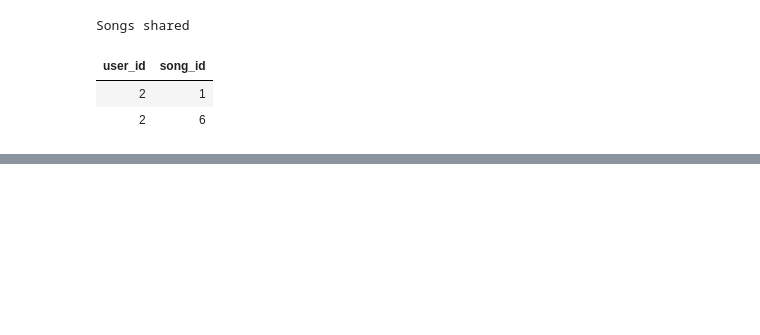
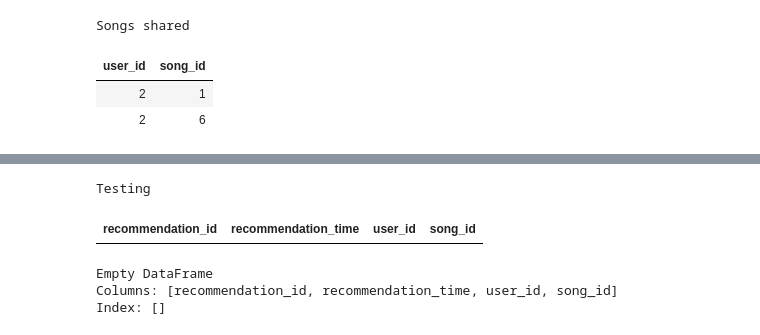
Before and after one commit to Jeyadev-2071/IITJ, a Jupyter notebook: BDM/Assignment-2/music_reco_Oct24.ipynb, the cells around one changed output, grey strips where cells are left out. Saved outputs shown, nothing was run; the diff lists cells and outputs as text; code cells hidden in the pictures; blank space fills up the shorter version.

```diff
--- a/BDM/Assignment-2/music_reco_Oct24.ipynb
+++ b/BDM/Assignment-2/music_reco_Oct24.ipynb
@@ -12,13 +13,24 @@ dbname = "music_streaming_1.db"
 def printSqlResults(cursor, tbl):
   df=pd.DataFrame(cursor.fetchall(), columns=[i[0] for i in cursor.description])
   display(HTML("<b><font color=Green>"+tbl+"</font></b>"+df.to_html(index=False)))
+  return df
 
 def runSql(caption, query):
   conn = sqlite3.connect(dbname)
   cursor=conn.cursor()
   cursor.execute(query)
-  printSqlResults(cursor,caption)
+  result = printSqlResults(cursor,caption)
   conn.close()
+  return result
+
+def write_to_table(df,table_name):
+  conn = sqlite3.connect(dbname)
+  try:
+    df.to_sql(table_name, conn, if_exists='append', index=False)
+    conn.close()
+    return True
+  except:
+    return False
 # %%
 conn = sqlite3.connect(dbname)
 cursor = conn.cursor()
@@ -424,0 +556,10 @@ SyntaxError: invalid syntax (<ipython-input-1-2c7eb7d46bbe>, line 1)
+# %%
+test = "Select * from Recommendations "
+result = runSql('Testing',test)
+print(result)
+# %% [output]
+Testing
+| recommendation_id | recommendation_time | user_id | song_id |
+Empty DataFrame
+Columns: [recommendation_id, recommendation_time, user_id, song_id]
+Index: []
```
Also changed, not shown: parts of 21 cells of this notebook, 43 other files.
